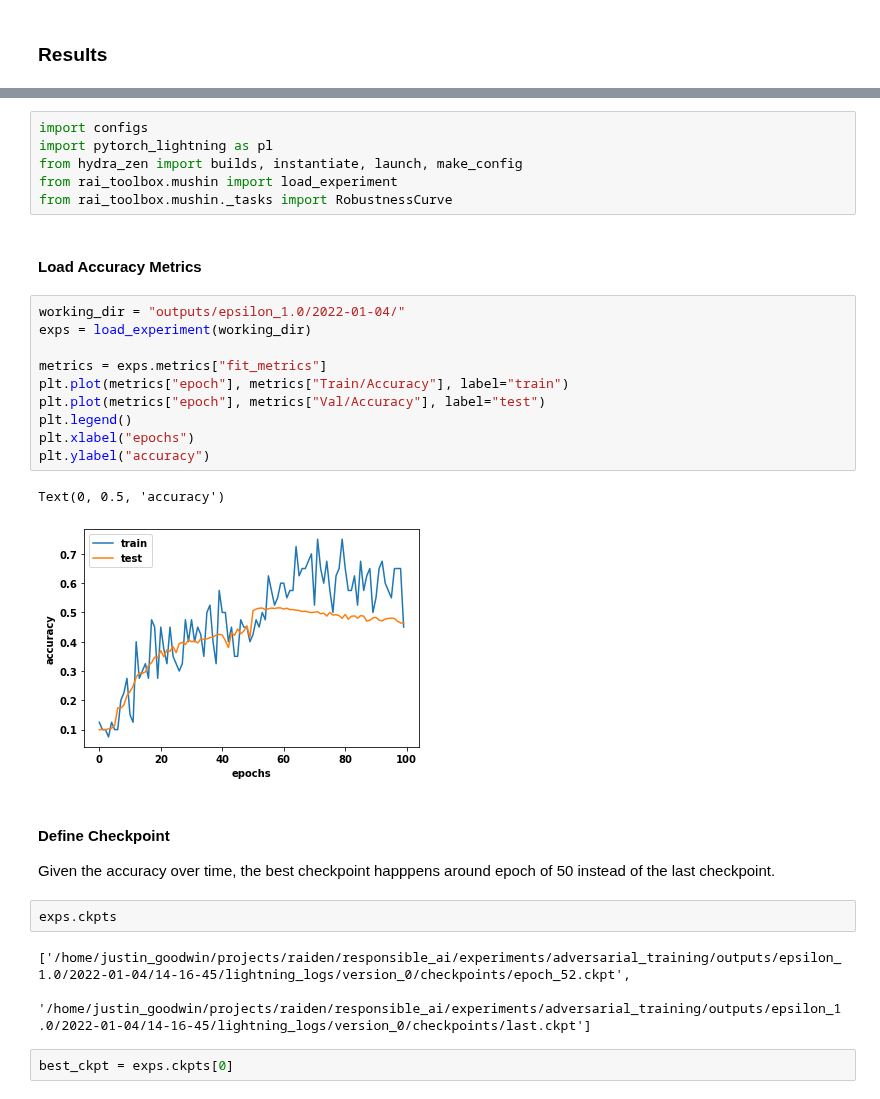
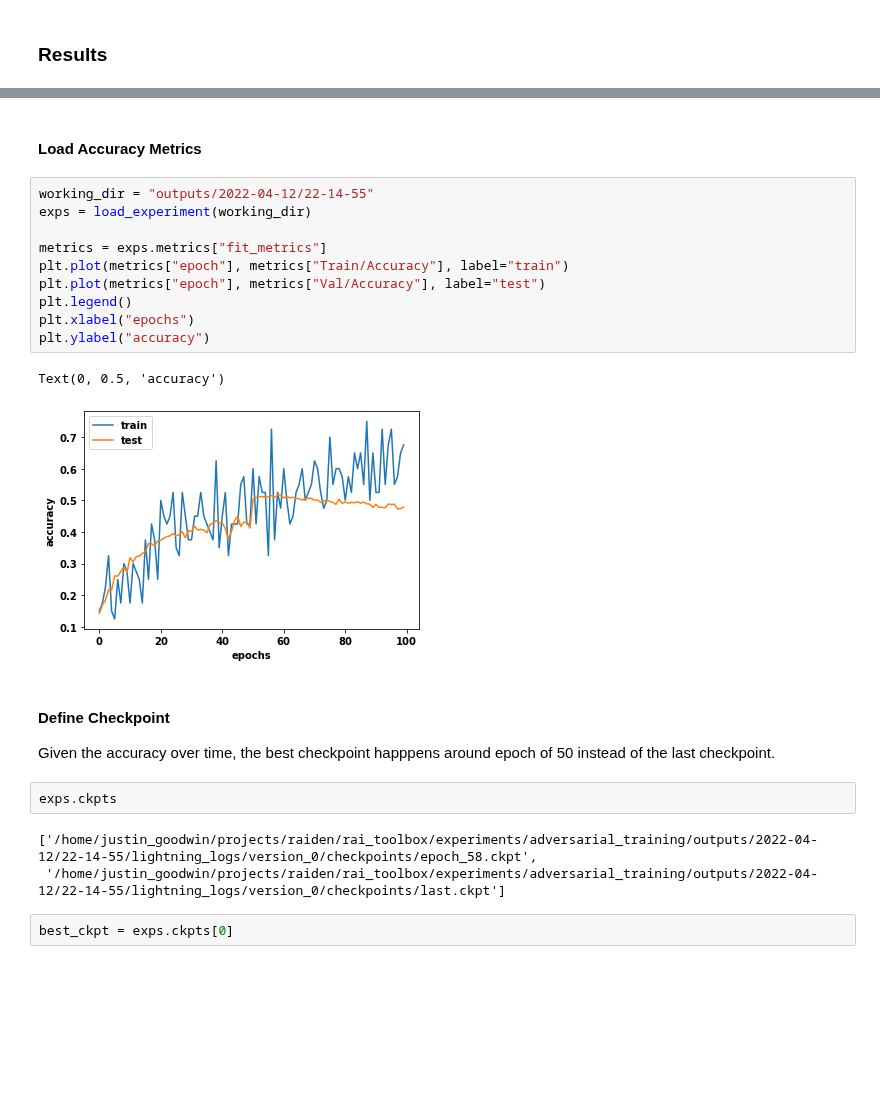
Before and after one commit to mit-ll-responsible-ai/responsible-ai-toolbox, a Jupyter notebook: experiments/adversarial_training/TestRobustness.ipynb, the cells around one changed output, grey strips where cells are left out. Drawn from its saved outputs; the diff is of its cells as text; blank space fills up the shorter version.

Commit message:
update examples and experiments

```diff
--- a/experiments/adversarial_training/TestRobustness.ipynb
+++ b/experiments/adversarial_training/TestRobustness.ipynb
@@ -66,24 +84,18 @@ os.environ["PYTHONPATH"] = os.getcwd()
-# %%
-import configs
-import pytorch_lightning as pl
-from hydra_zen import builds, instantiate, launch, make_config
-from rai_toolbox.mushin import load_experiment
-from rai_toolbox.mushin._tasks import RobustnessCurve
 # %% [markdown]
 #### Load Accuracy Metrics
 # %%
-working_dir = "outputs/epsilon_1.0/2022-01-04/"
+working_dir = "outputs/2022-04-12/22-14-55"
 exps = load_experiment(working_dir)
 
 metrics = exps.metrics["fit_metrics"]
 plt.plot(metrics["epoch"], metrics["Train/Accuracy"], label="train")
 plt.plot(metrics["epoch"], metrics["Val/Accuracy"], label="test")
 plt.legend()
 plt.xlabel("epochs")
 plt.ylabel("accuracy")
 # %% [output]
 Text(0, 0.5, 'accuracy')
-[figure, old version]
+[figure, new version]
 # %% [markdown]
 #### Define Checkpoint
 
@@ -91,8 +103,8 @@ Given the accuracy over time, the best checkpoint happpens around epoch of 50 in
 # %%
 exps.ckpts
 # %% [output]
-['/home/justin_goodwin/projects/raiden/responsible_ai/experiments/adversarial_training/outputs/epsilon_1.0/2022-01-04/14-16-45/lightning_logs/version_0/checkpoints/epoch_52.ckpt',
- '/home/justin_goodwin/projects/raiden/responsible_ai/experiments/adversarial_training/outputs/epsilon_1.0/2022-01-04/14-16-45/lightning_logs/version_0/checkpoints/last.ckpt']
+['/home/justin_goodwin/projects/raiden/rai_toolbox/experiments/adversarial_training/outputs/2022-04-12/22-14-55/lightning_logs/version_0/checkpoints/epoch_58.ckpt',
+ '/home/justin_goodwin/projects/raiden/rai_toolbox/experiments/adversarial_training/outputs/2022-04-12/22-14-55/lightning_logs/version_0/checkpoints/last.ckpt']
 # %%
 best_ckpt = exps.ckpts[0]
 # %% [markdown]
```
Also changed, not shown: parts of 10 cells of this notebook, 8 other files.
